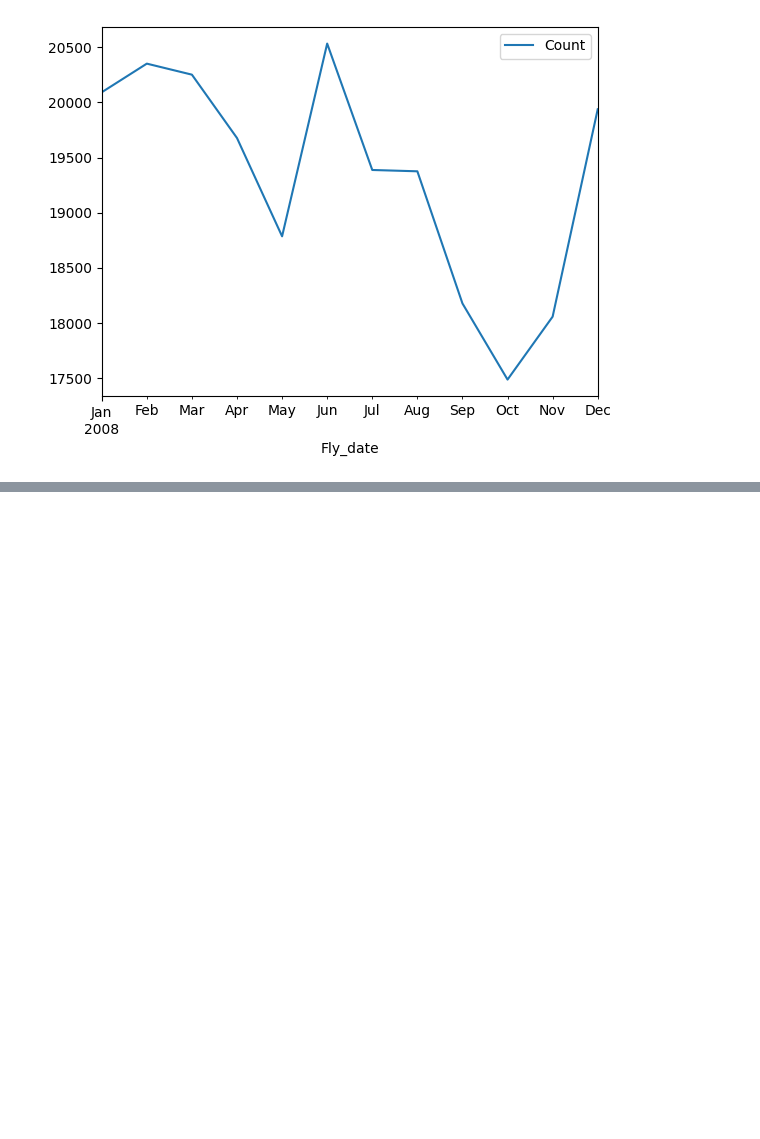
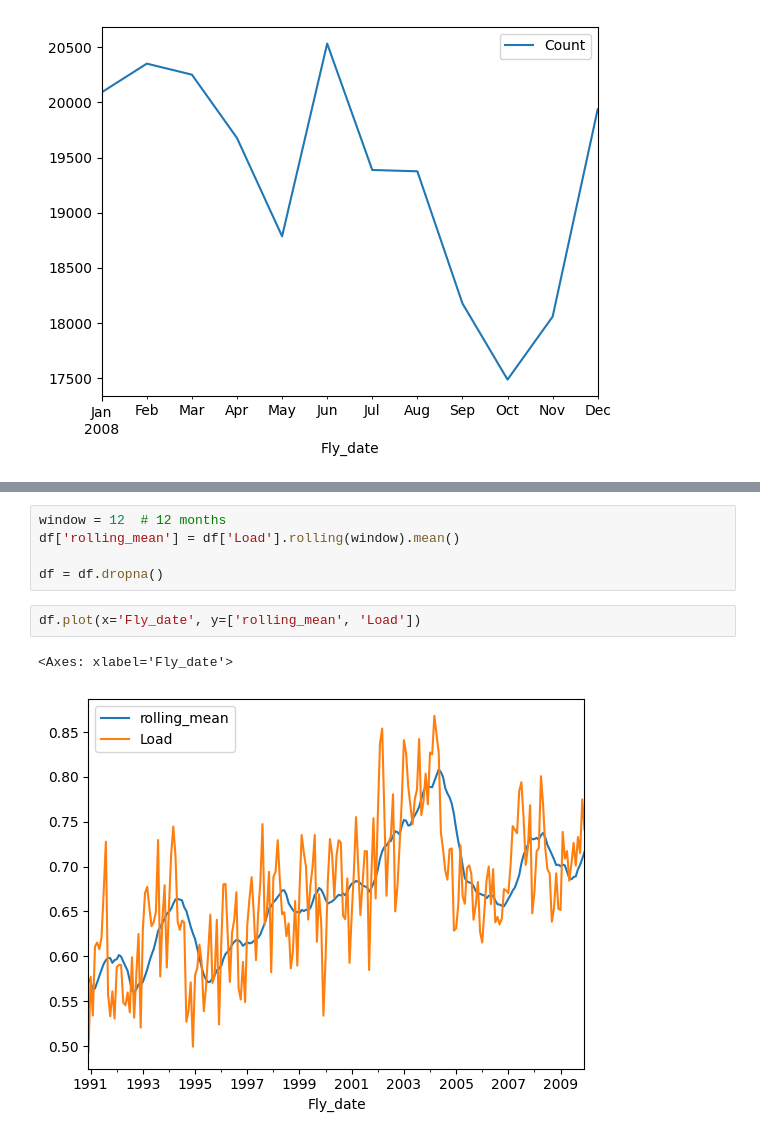
Before and after one commit to Jacob-Stenton/Data_and_Analytics, a Jupyter notebook: flight_data.ipynb, the cells around one changed output, grey strips where cells are left out. Drawn from its saved outputs; the diff is of its cells as text; blank space fills up the shorter version.

```diff
--- a/flight_data.ipynb
+++ b/flight_data.ipynb
@@ -89,0 +185,10 @@ Although this data is pre 2009 we can still see an influx of travel around the h
+# %%
+window = 12  # 12 months
+df['rolling_mean'] = df['Load'].rolling(window).mean()
+
+df = df.dropna()
+# %%
+df.plot(x='Fly_date', y=['rolling_mean', 'Load'])
+# %% [output]
+<Axes: xlabel='Fly_date'>
+[figure, added]
```
Also changed, not shown: parts of 14 cells of this notebook.
